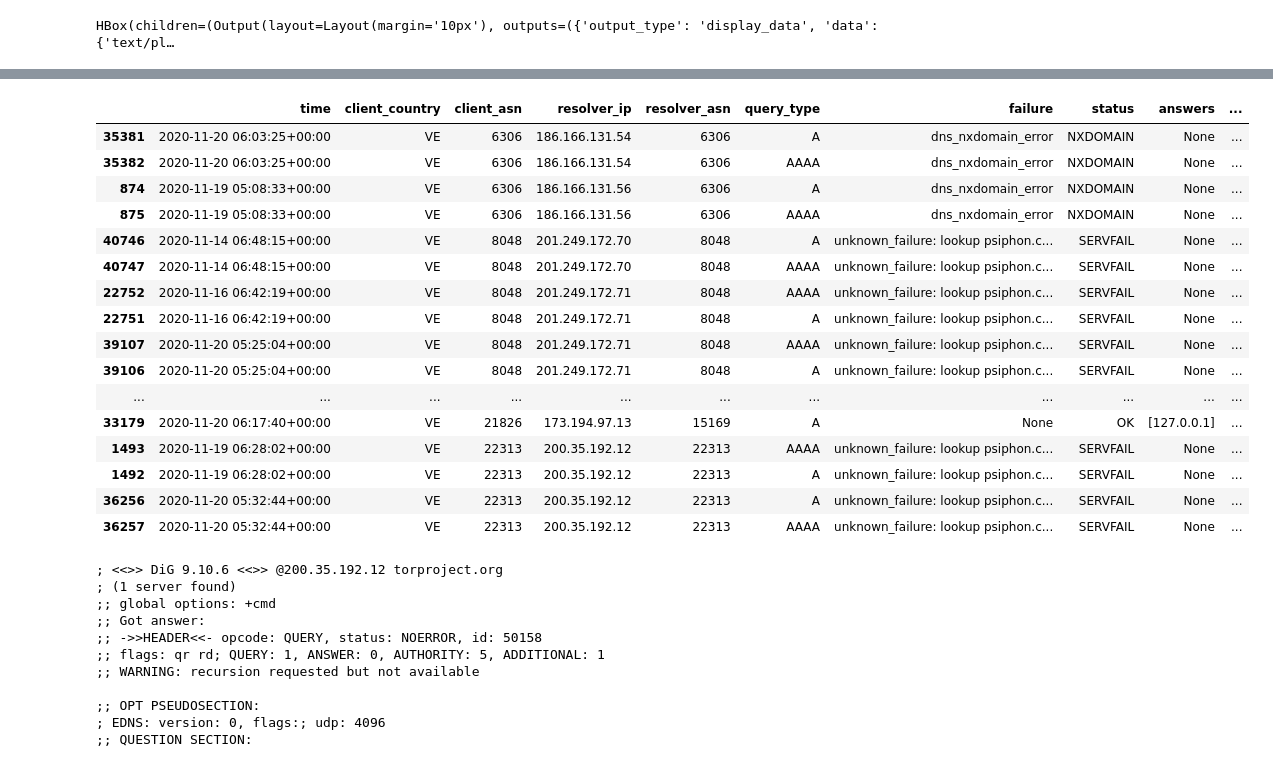
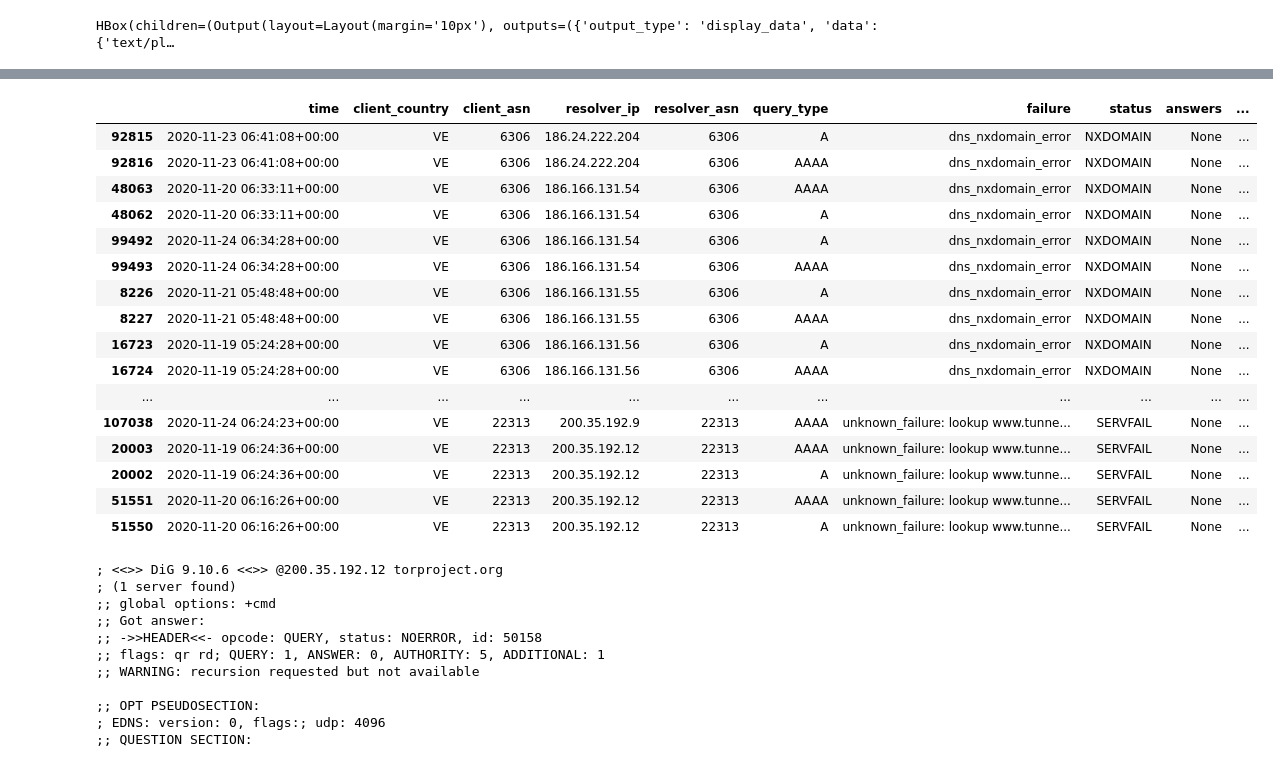
Before and after one commit to Jigsaw-Code/net-analysis, a Jupyter notebook: netanalysis/ooni/analysis/Analysis Venezuela.ipynb, the cells around one changed output, grey strips where cells are left out. Saved outputs shown, nothing was run; the diff lists cells and outputs as text; code cells hidden in the pictures.

```diff
--- a/netanalysis/ooni/analysis/Analysis Venezuela.ipynb
+++ b/netanalysis/ooni/analysis/Analysis Venezuela.ipynb
@@ -46,8 +37,8 @@ DATA_DIR /= 'ooni_data'
 local_measurements = ob.LocalMeasurements(DATA_DIR)
 # %%
 %%time
-FIRST_DATE = dt.date.today() - dt.timedelta(days=7)
 LAST_DATE = dt.date.today()
+FIRST_DATE = dt.date.today() - dt.timedelta(days=14)
 bytes, cost = ob.sync_measurements(local_measurements, ob.Bucket().list_files(FIRST_DATE, LAST_DATE, None, COUNTRY), cost_usd_limit=1.00)
 print(f'Download size: {bytes/2**30:0.6f} GiB\nEstimated Cost: ${cost:02f}')
 # %% [output]
@@ -71,7 +63,3 @@ Wall time: 6min 27s
 # %%
-%%time
-FIRST_DATE = dt.date.today() - dt.timedelta(days=7)
-LAST_DATE = dt.date.today()
-bytes, cost = ob.sync_measurements(local_measurements, ob.Bucket().list_files(FIRST_DATE, LAST_DATE, None, COUNTRY), cost_usd_limit=1.00)
 print(f'Download size: {bytes/2**30:0.6f} GiB\nEstimated Cost: ${cost:02f}')
 # %% [output]
@@ -95,6 +67,0 @@ Wall time: 5min 52s
-# %%
-%%time
-FIRST_DATE = dt.date.today() - dt.timedelta(days=7)
-LAST_DATE = dt.date.today()
-bytes, cost = ob.sync_measurements(local_measurements, ob.Bucket().list_files(FIRST_DATE, LAST_DATE, None, COUNTRY), cost_usd_limit=1.00)
-print(f'Download size: {bytes/2**30:0.6f} GiB\nEstimated Cost: ${cost:02f}')
@@ -136,6 +88,8 @@ Wall time: 4min 50s
 # %% [markdown]
 # DNS Analysis
 # %%
+%%time
+import ipaddress
 def is_ip(hostname):
     try:
         ipaddress.ip_address(domain)
@@ -143,22 +97,21 @@ def is_ip(hostname):
     except ValueError:
         return False
 
-evaluator: od.Evaluator = od.Evaluator()
+domains = od.DomainRepository()
+evaluator: od.Evaluator = od.Evaluator(domains)
 rows = []
 for measurement in local_measurements.get_measurements(COUNTRY, 'webconnectivity'):
     m = Measurement(measurement)
+    if m.time.date() < FIRST_DATE or m.time.date() > LAST_DATE:
+        continue
     domain = m.hostname
     if is_ip(domain):
         continue
     evaluator.add_control(m)
-    rows.extend([o._asdict() for o in od.get_observations(m)])
-
-for row in rows:
-    evaluation = evaluator.evaluate(row['domain'], row['status'], row['answers'])
-    row['eval'] = evaluation
-    row['has_interference'] = 1 if evaluation.startswith('BAD') else 0
-
-obs = pd.DataFrame.from_records(rows).sort_values(by='time', ascending=False)
-del(rows)
-obs
+    try:
+        obs = od.get_observations(domains, m)
+    except:
+        print(f'Failed on measurement for domain {domain}: {m.explorer_url}')
+        raise
+    rows.extend(o._asdict() for o in obs)
 # %% [output]
@@ -218,24 +317,24 @@ with pd.option_context('display.max_rows', 150, 'display.max_columns', 24):
 # %%
-with pd.option_context('display.max_colwidth', 300):
-    display(obs[obs['domain'] == 'psiphon.ca'].drop(columns=['domain']).sort_values(by=['client_asn', 'resolver_asn', 'resolver_ip', 'time']))
+with pd.option_context('display.max_colwidth', 300, 'display.max_rows', 100):
+    display(obs[obs['domain'] == 'www.tunnelbear.com'].drop(columns=['domain']).sort_values(by=['client_asn', 'resolver_asn', 'resolver_ip', 'time']))
 # %% [output]
 |  | time | client_country | client_asn | resolver_ip | resolver_asn | query_type | failure | status | answers | ... |
-| 35381 | 2020-11-20 06:03:25+00:00 | VE | 6306 | 186.166.131.54 | 6306 | A | dns_nxdomain_error | NXDOMAIN | None | ... |
-| 35382 | 2020-11-20 06:03:25+00:00 | VE | 6306 | 186.166.131.54 | 6306 | AAAA | dns_nxdomain_error | NXDOMAIN | None | ... |
-| 874 | 2020-11-19 05:08:33+00:00 | VE | 6306 | 186.166.131.56 | 6306 | A | dns_nxdomain_error | NXDOMAIN | None | ... |
-| 875 | 2020-11-19 05:08:33+00:00 | VE | 6306 | 186.166.131.56 | 6306 | AAAA | dns_nxdomain_error | NXDOMAIN | None | ... |
-| 40746 | 2020-11-14 06:48:15+00:00 | VE | 8048 | 201.249.172.70 | 8048 | A | unknown_failure: lookup psiphon.c... | SERVFAIL | None | ... |
-| 40747 | 2020-11-14 06:48:15+00:00 | VE | 8048 | 201.249.172.70 | 8048 | AAAA | unknown_failure: lookup psiphon.c... | SERVFAIL | None | ... |
-| 22752 | 2020-11-16 06:42:19+00:00 | VE | 8048 | 201.249.172.71 | 8048 | AAAA | unknown_failure: lookup psiphon.c... | SERVFAIL | None | ... |
-| 22751 | 2020-11-16 06:42:19+00:00 | VE | 8048 | 201.249.172.71 | 8048 | A | unknown_failure: lookup psiphon.c... | SERVFAIL | None | ... |
-| 39107 | 2020-11-20 05:25:04+00:00 | VE | 8048 | 201.249.172.71 | 8048 | AAAA | unknown_failure: lookup psiphon.c... | SERVFAIL | None | ... |
-| 39106 | 2020-11-20 05:25:04+00:00 | VE | 8048 | 201.249.172.71 | 8048 | A | unknown_failure: lookup psiphon.c... | SERVFAIL | None | ... |
+| 92815 | 2020-11-23 06:41:08+00:00 | VE | 6306 | 186.24.222.204 | 6306 | A | dns_nxdomain_error | NXDOMAIN | None | ... |
+| 92816 | 2020-11-23 06:41:08+00:00 | VE | 6306 | 186.24.222.204 | 6306 | AAAA | dns_nxdomain_error | NXDOMAIN | None | ... |
+| 48063 | 2020-11-20 06:33:11+00:00 | VE | 6306 | 186.166.131.54 | 6306 | AAAA | dns_nxdomain_error | NXDOMAIN | None | ... |
+| 48062 | 2020-11-20 06:33:11+00:00 | VE | 6306 | 186.166.131.54 | 6306 | A | dns_nxdomain_error | NXDOMAIN | None | ... |
+| 99492 | 2020-11-24 06:34:28+00:00 | VE | 6306 | 186.166.131.54 | 6306 | A | dns_nxdomain_error | NXDOMAIN | None | ... |
+| 99493 | 2020-11-24 06:34:28+00:00 | VE | 6306 | 186.166.131.54 | 6306 | AAAA | dns_nxdomain_error | NXDOMAIN | None | ... |
+| 8226 | 2020-11-21 05:48:48+00:00 | VE | 6306 | 186.166.131.55 | 6306 | A | dns_nxdomain_error | NXDOMAIN | None | ... |
+| 8227 | 2020-11-21 05:48:48+00:00 | VE | 6306 | 186.166.131.55 | 6306 | AAAA | dns_nxdomain_error | NXDOMAIN | None | ... |
+| 16723 | 2020-11-19 05:24:28+00:00 | VE | 6306 | 186.166.131.56 | 6306 | A | dns_nxdomain_error | NXDOMAIN | None | ... |
+| 16724 | 2020-11-19 05:24:28+00:00 | VE | 6306 | 186.166.131.56 | 6306 | AAAA | dns_nxdomain_error | NXDOMAIN | None | ... |
 | ... | ... | ... | ... | ... | ... | ... | ... | ... | ... | ... |
-| 33179 | 2020-11-20 06:17:40+00:00 | VE | 21826 | 173.194.97.13 | 15169 | A | None | OK | [127.0.0.1] | ... |
-| 1493 | 2020-11-19 06:28:02+00:00 | VE | 22313 | 200.35.192.12 | 22313 | AAAA | unknown_failure: lookup psiphon.c... | SERVFAIL | None | ... |
-| 1492 | 2020-11-19 06:28:02+00:00 | VE | 22313 | 200.35.192.12 | 22313 | A | unknown_failure: lookup psiphon.c... | SERVFAIL | None | ... |
-| 36256 | 2020-11-20 05:32:44+00:00 | VE | 22313 | 200.35.192.12 | 22313 | A | unknown_failure: lookup psiphon.c... | SERVFAIL | None | ... |
-| 36257 | 2020-11-20 05:32:44+00:00 | VE | 22313 | 200.35.192.12 | 22313 | AAAA | unknown_failure: lookup psiphon.c... | SERVFAIL | None | ... |
+| 107038 | 2020-11-24 06:24:23+00:00 | VE | 22313 | 200.35.192.9 | 22313 | AAAA | unknown_failure: lookup www.tunne... | SERVFAIL | None | ... |
+| 20003 | 2020-11-19 06:24:36+00:00 | VE | 22313 | 200.35.192.12 | 22313 | AAAA | unknown_failure: lookup www.tunne... | SERVFAIL | None | ... |
+| 20002 | 2020-11-19 06:24:36+00:00 | VE | 22313 | 200.35.192.12 | 22313 | A | unknown_failure: lookup www.tunne... | SERVFAIL | None | ... |
+| 51551 | 2020-11-20 06:16:26+00:00 | VE | 22313 | 200.35.192.12 | 22313 | AAAA | unknown_failure: lookup www.tunne... | SERVFAIL | None | ... |
+| 51550 | 2020-11-20 06:16:26+00:00 | VE | 22313 | 200.35.192.12 | 22313 | A | unknown_failure: lookup www.tunne... | SERVFAIL | None | ... |
 # %%
 !dig @200.35.192.12 torproject.org
 # %% [output]
```
Also changed, not shown: parts of 28 cells of this notebook.
